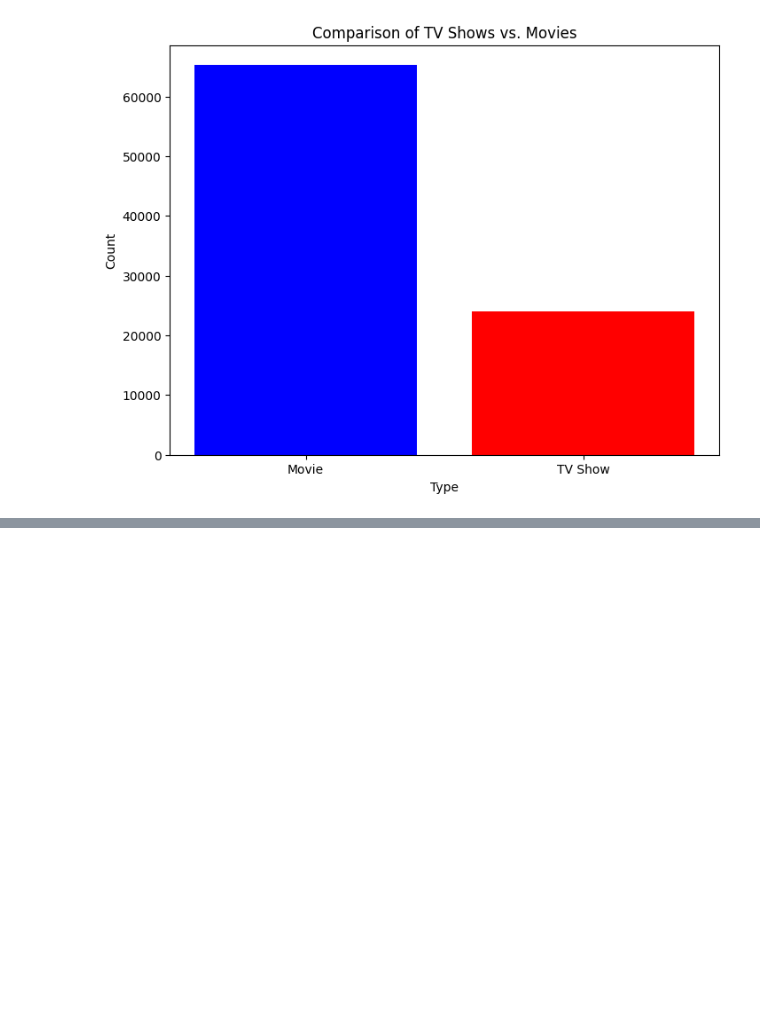
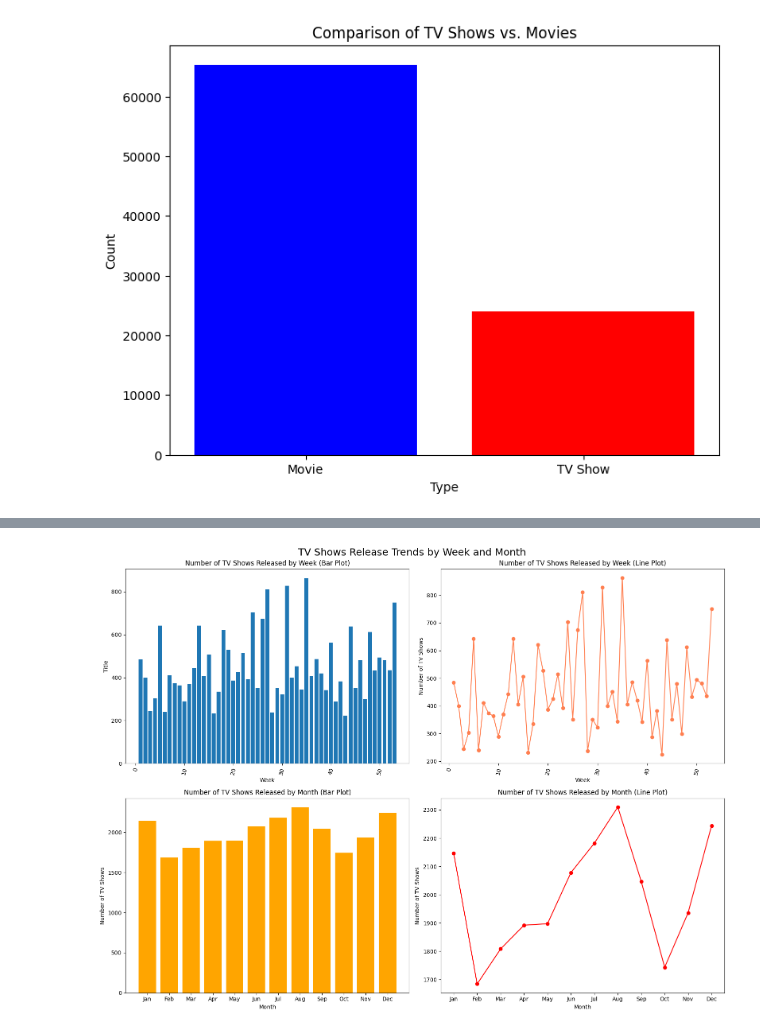
Before and after one commit to Manthru/Netflix-Data-Analysis, a Jupyter notebook: notebook.ipynb, the cells around one changed output, grey strips where cells are left out. Cells and saved outputs as stored; diff of their text form; code cells hidden in the pictures; blank space fills up the shorter version.

```diff
--- a/notebook.ipynb
+++ b/notebook.ipynb
@@ -403,0 +455,15 @@ plt.show()
+# %%
+# Extract the week and month from the 'date_added' column
+df['Week'] = df['date_added'].dt.isocalendar().week
+df['Month'] = df['date_added'].dt.month
+# %%
+# Filter TV shows
+tv_shows_df = df[df.type == 'TV Show']
+
+# Group and count TV shows by week
+tv_shows_by_week = tv_shows_df.groupby('Week')['title'].count().reset_index()
+tv_shows_by_week = tv_shows_by_week.sort_values(by='Week', ascending=False)
+
+# Group and count Tv shows by week
+tv_shows_by_month = tv_shows_df.groupby('Month')['title'].count().reset_index()
+tv_shows_by_month = tv_shows_by_month.sort_values(by='Month', ascending=False)
@@ -403,0 +482,61 @@ plt.show()
+# %%
+# Create all graphs into one
+fig, axs = plt.subplots(2, 2, figsize=(16, 12))
+
+# Week - Barplot of TV Shows
+axs[0,0].bar(tv_shows_by_week['Week'], tv_shows_by_week['title'])
+axs[0,0].set_title("Number of TV Shows Released by Week (Bar Plot)")
+axs[0,0].set_xlabel('Week')
+axs[0,0].set_ylabel('Title')
+axs[0,0].tick_params(axis='x', rotation=75)
+
+# 🔹 2. Week - Line (Point Plot Equivalent)
+axs[0, 1].plot(
+    tv_shows_by_week['Week'],
+    tv_shows_by_week['title'],
+    marker='o',
+    color='coral'
+)
+axs[0, 1].set_title('Number of TV Shows Released by Week (Line Plot)')
+axs[0, 1].set_xlabel('Week')
+axs[0, 1].set_ylabel('Number of TV Shows')
+axs[0, 1].tick_params(axis='x', rotation=75)
+
+# 🔹 3. Month - Bar Plot
+axs[1, 0].bar(tv_shows_by_month['Month'], tv_shows_by_month['title'], color='orange')
+axs[1, 0].set_title('Number of TV Shows Released by Month (Bar Plot)')
+axs[1, 0].set_xlabel('Month')
+axs[1, 0].set_ylabel('Number of TV Shows')
+
+# Month labels
+axs[1, 0].set_xticks(range(1, 13))
+axs[1, 0].set_xticklabels(
+    ['Jan', 'Feb', 'Mar', 'Apr', 'May', 'Jun',
+     'Jul', 'Aug', 'Sep', 'Oct', 'Nov', 'Dec']
+)
+
+# 🔹 4. Month - Line Plot
+axs[1, 1].plot(
+    tv_shows_by_month['Month'],
+    tv_shows_by_month['title'],
+    marker='o',
+    color='red'
+)
+axs[1, 1].set_title('Number of TV Shows Released by Month (Line Plot)')
+axs[1, 1].set_xlabel('Month')
+axs[1, 1].set_ylabel('Number of TV Shows')
+
+# Month labels
+axs[1, 1].set_xticks(range(1, 13))
+axs[1, 1].set_xticklabels(
+    ['Jan', 'Feb', 'Mar', 'Apr', 'May', 'Jun',
+     'Jul', 'Aug', 'Sep', 'Oct', 'Nov', 'Dec']
+)
+
+fig.suptitle("TV Shows Release Trends by Week and Month", fontsize=18)
+
+plt.tight_layout()
+plt.savefig('./outputs/TV Shows Release Trends by Week and Month.png', dpi=300, bbox_inches='tight')
+plt.show()
+# %% [output]
+[figure, added]
```
Also changed, not shown: parts of 8 cells of this notebook, 2 other files.
